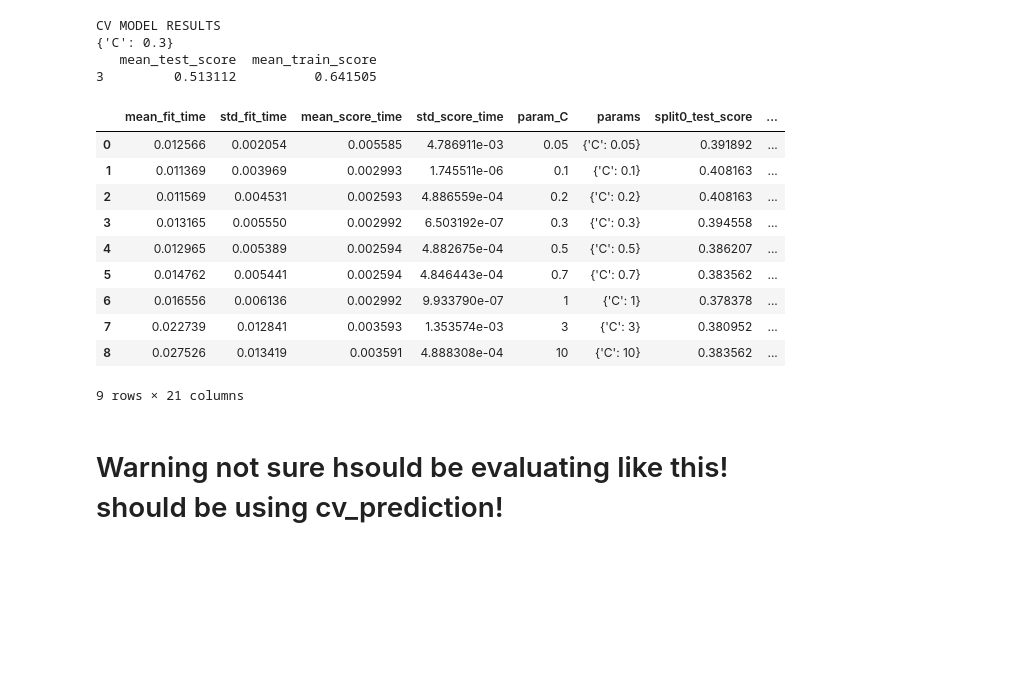
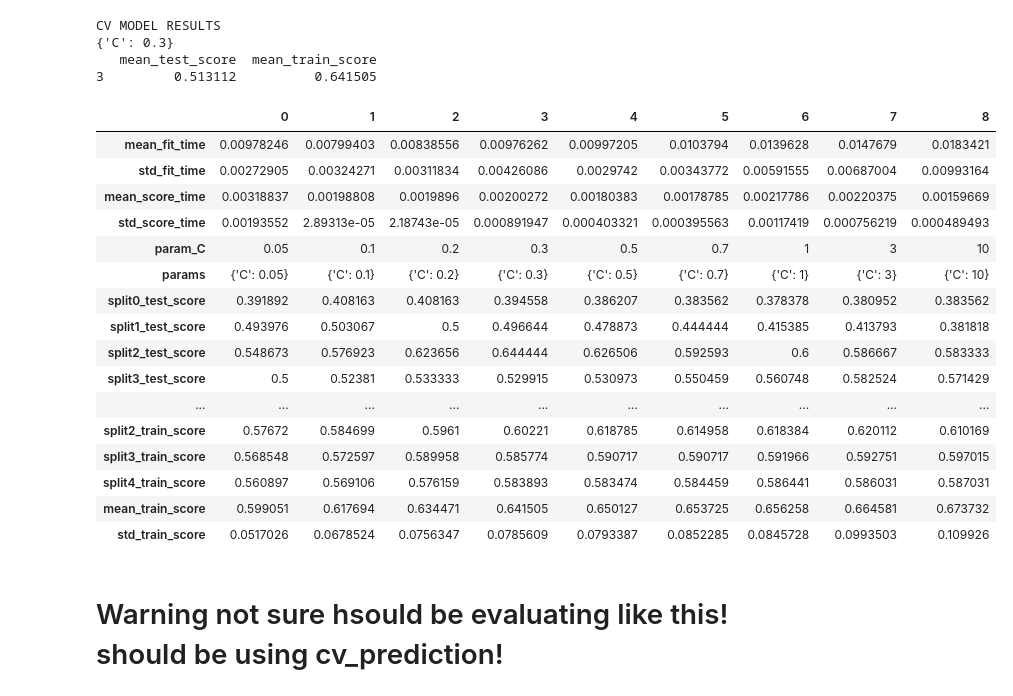
Before and after one commit to BradKeogh/EDclassification, a Jupyter notebook: notebooks/model/D1model_LGR.ipynb, the cells around one changed output. Saved outputs shown, nothing was run; the diff lists cells and outputs as text; code cells hidden in the pictures; blank space fills up the shorter version.

```diff
--- a/notebooks/model/D1model_LGR.ipynb
+++ b/notebooks/model/D1model_LGR.ipynb
@@ -32,7 +32,7 @@ def load_pickle_preprocessed_data(path):
 
     return(X_train, X_test, y_train, y_test)
 
-X_train, X_test, y_train, y_test = load_pickle_preprocessed_data('../data/processed/v1/')
+X_train, X_test, y_train, y_test = load_pickle_preprocessed_data('../../data/processed/v1/')
 # %%
 X_train.shape
 # %% [output]
@@ -92,19 +92,25 @@ CV MODEL RESULTS
    mean_test_score  mean_train_score
 3         0.513112          0.641505
 # %%
-pd.DataFrame(grid_search.cv_results_)
+pd.DataFrame(grid_search.cv_results_).T
 # %% [output]
-|  | mean_fit_time | std_fit_time | mean_score_time | std_score_time | param_C | params | split0_test_score | ... |
-| 0 | 0.012566 | 0.002054 | 0.005585 | 4.786911e-03 | 0.05 | {'C': 0.05} | 0.391892 | ... |
-| 1 | 0.011369 | 0.003969 | 0.002993 | 1.745511e-06 | 0.1 | {'C': 0.1} | 0.408163 | ... |
-| 2 | 0.011569 | 0.004531 | 0.002593 | 4.886559e-04 | 0.2 | {'C': 0.2} | 0.408163 | ... |
-| 3 | 0.013165 | 0.005550 | 0.002992 | 6.503192e-07 | 0.3 | {'C': 0.3} | 0.394558 | ... |
-| 4 | 0.012965 | 0.005389 | 0.002594 | 4.882675e-04 | 0.5 | {'C': 0.5} | 0.386207 | ... |
-| 5 | 0.014762 | 0.005441 | 0.002594 | 4.846443e-04 | 0.7 | {'C': 0.7} | 0.383562 | ... |
-| 6 | 0.016556 | 0.006136 | 0.002992 | 9.933790e-07 | 1 | {'C': 1} | 0.378378 | ... |
-| 7 | 0.022739 | 0.012841 | 0.003593 | 1.353574e-03 | 3 | {'C': 3} | 0.380952 | ... |
-| 8 | 0.027526 | 0.013419 | 0.003591 | 4.888308e-04 | 10 | {'C': 10} | 0.383562 | ... |
+|  | 0 | 1 | 2 | 3 | 4 | 5 | 6 | 7 | 8 |
+| mean_fit_time | 0.00978246 | 0.00799403 | 0.00838556 | 0.00976262 | 0.00997205 | 0.0103794 | 0.0139628 | 0.0147679 | 0.0183421 |
+| std_fit_time | 0.00272905 | 0.00324271 | 0.00311834 | 0.00426086 | 0.0029742 | 0.00343772 | 0.00591555 | 0.00687004 | 0.00993164 |
+| mean_score_time | 0.00318837 | 0.00198808 | 0.0019896 | 0.00200272 | 0.00180383 | 0.00178785 | 0.00217786 | 0.00220375 | 0.00159669 |
+| std_score_time | 0.00193552 | 2.89313e-05 | 2.18743e-05 | 0.000891947 | 0.000403321 | 0.000395563 | 0.00117419 | 0.000756219 | 0.000489493 |
+| param_C | 0.05 | 0.1 | 0.2 | 0.3 | 0.5 | 0.7 | 1 | 3 | 10 |
+| params | {'C': 0.05} | {'C': 0.1} | {'C': 0.2} | {'C': 0.3} | {'C': 0.5} | {'C': 0.7} | {'C': 1} | {'C': 3} | {'C': 10} |
+| split0_test_score | 0.391892 | 0.408163 | 0.408163 | 0.394558 | 0.386207 | 0.383562 | 0.378378 | 0.380952 | 0.383562 |
+| split1_test_score | 0.493976 | 0.503067 | 0.5 | 0.496644 | 0.478873 | 0.444444 | 0.415385 | 0.413793 | 0.381818 |
+| split2_test_score | 0.548673 | 0.576923 | 0.623656 | 0.644444 | 0.626506 | 0.592593 | 0.6 | 0.586667 | 0.583333 |
+| split3_test_score | 0.5 | 0.52381 | 0.533333 | 0.529915 | 0.530973 | 0.550459 | 0.560748 | 0.582524 | 0.571429 |
+| ... | ... | ... | ... | ... | ... | ... | ... | ... | ... |
+| split2_train_score | 0.57672 | 0.584699 | 0.5961 | 0.60221 | 0.618785 | 0.614958 | 0.618384 | 0.620112 | 0.610169 |
+| split3_train_score | 0.568548 | 0.572597 | 0.589958 | 0.585774 | 0.590717 | 0.590717 | 0.591966 | 0.592751 | 0.597015 |
+| split4_train_score | 0.560897 | 0.569106 | 0.576159 | 0.583893 | 0.583474 | 0.584459 | 0.586441 | 0.586031 | 0.587031 |
+| mean_train_score | 0.599051 | 0.617694 | 0.634471 | 0.641505 | 0.650127 | 0.653725 | 0.656258 | 0.664581 | 0.673732 |
+| std_train_score | 0.0517026 | 0.0678524 | 0.0756347 | 0.0785609 | 0.0793387 | 0.0852285 | 0.0845728 | 0.0993503 | 0.109926 |
-9 rows × 21 columns
 # %%
 from src.eval.eval_utils import BinClassEval
 # %% [markdown]
```
Also changed, not shown: parts of 1 cell of this notebook, 6 other files.
